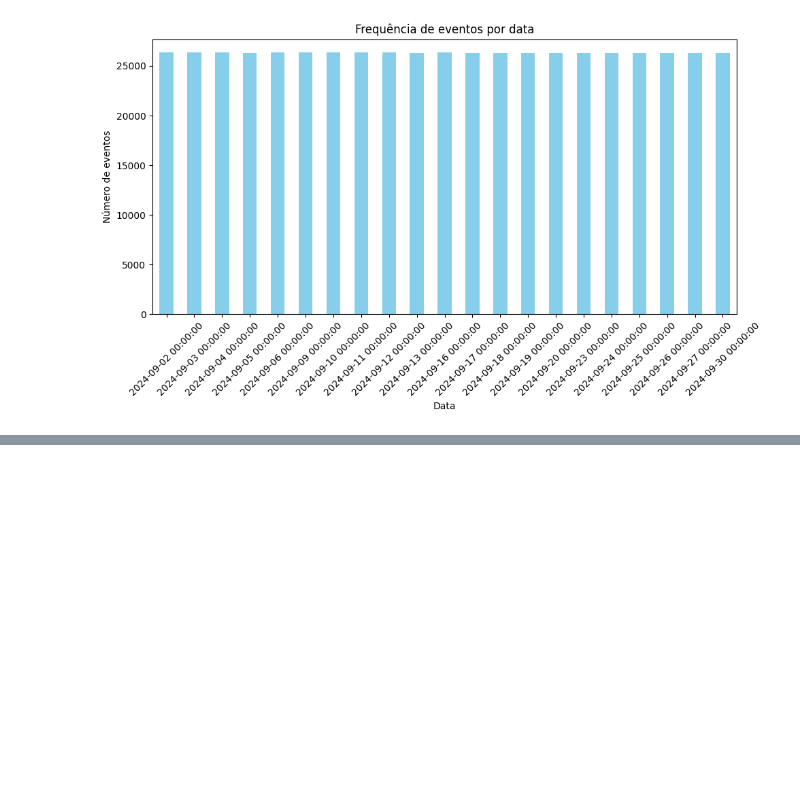
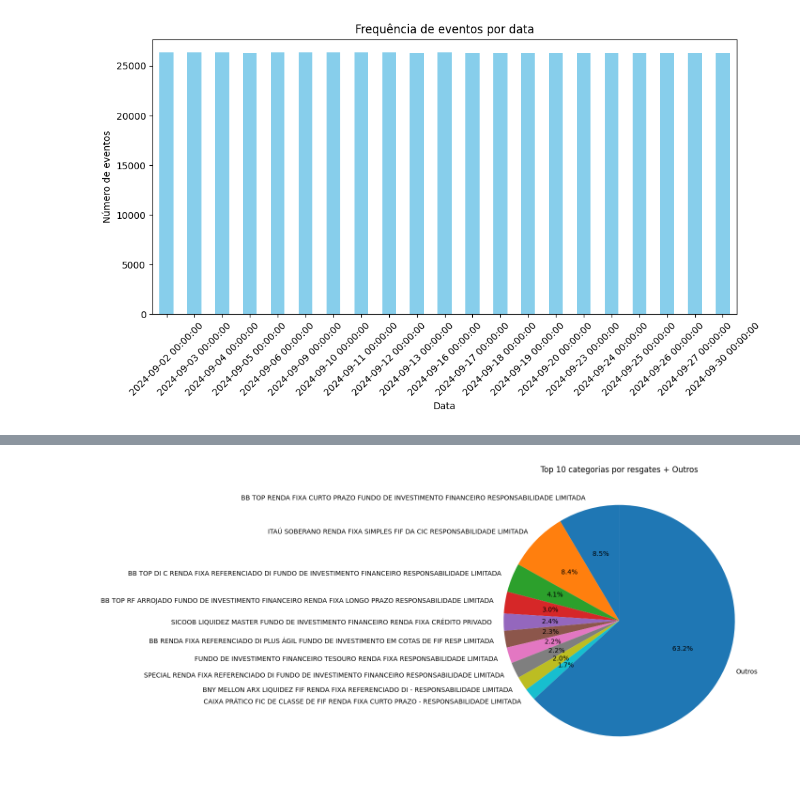
Before and after one commit to theocmartins/cvm-fundos, a Jupyter notebook: src/analise/analise_v01.ipynb, the cells around one changed output, grey strips where cells are left out. Cells and saved outputs as stored; diff of their text form; code cells hidden in the pictures; blank space fills up the shorter version.

```diff
--- a/src/analise/analise_v01.ipynb
+++ b/src/analise/analise_v01.ipynb
@@ -68,0 +96,26 @@ plt.show()
+# %%
+import pandas as pd
+import matplotlib.pyplot as plt
+
+# Agrupar por categoria e somar os resgates
+soma_resgates = df.groupby('DENOM_SOCIAL')['resgates'].sum()
+
+# Ordenar em ordem decrescente
+soma_resgates = soma_resgates.sort_values(ascending=False)
+
+# Separar os 10 maiores e somar os demais como 'Outros'
+top_10 = soma_resgates[:10]
+outros = soma_resgates[10:].sum()
+
+# Adicionar 'Outros' ao final
+top_10['Outros'] = outros
+
+# Criar gráfico de pizza
+plt.figure(figsize=(8, 8))
+top_10.plot(kind='pie', autopct='%1.1f%%', startangle=90)
+plt.title('Top 10 categorias por resgates + Outros')
+plt.ylabel('')  # Remove o rótulo do eixo y
+plt.tight_layout()
+plt.show()
+# %% [output]
+[figure, added]
```
Also changed, not shown: parts of 6 cells of this notebook, 1 other file.
